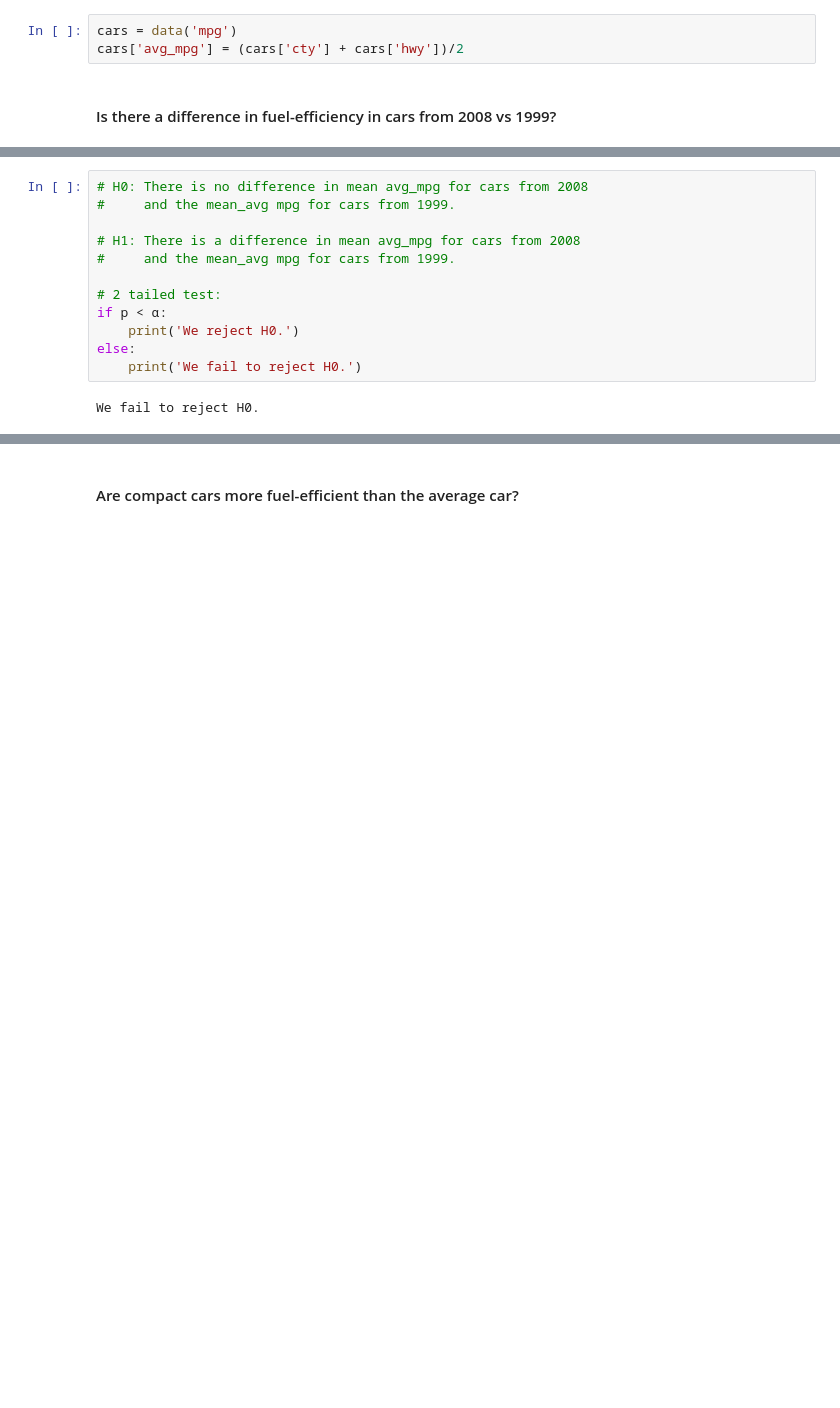
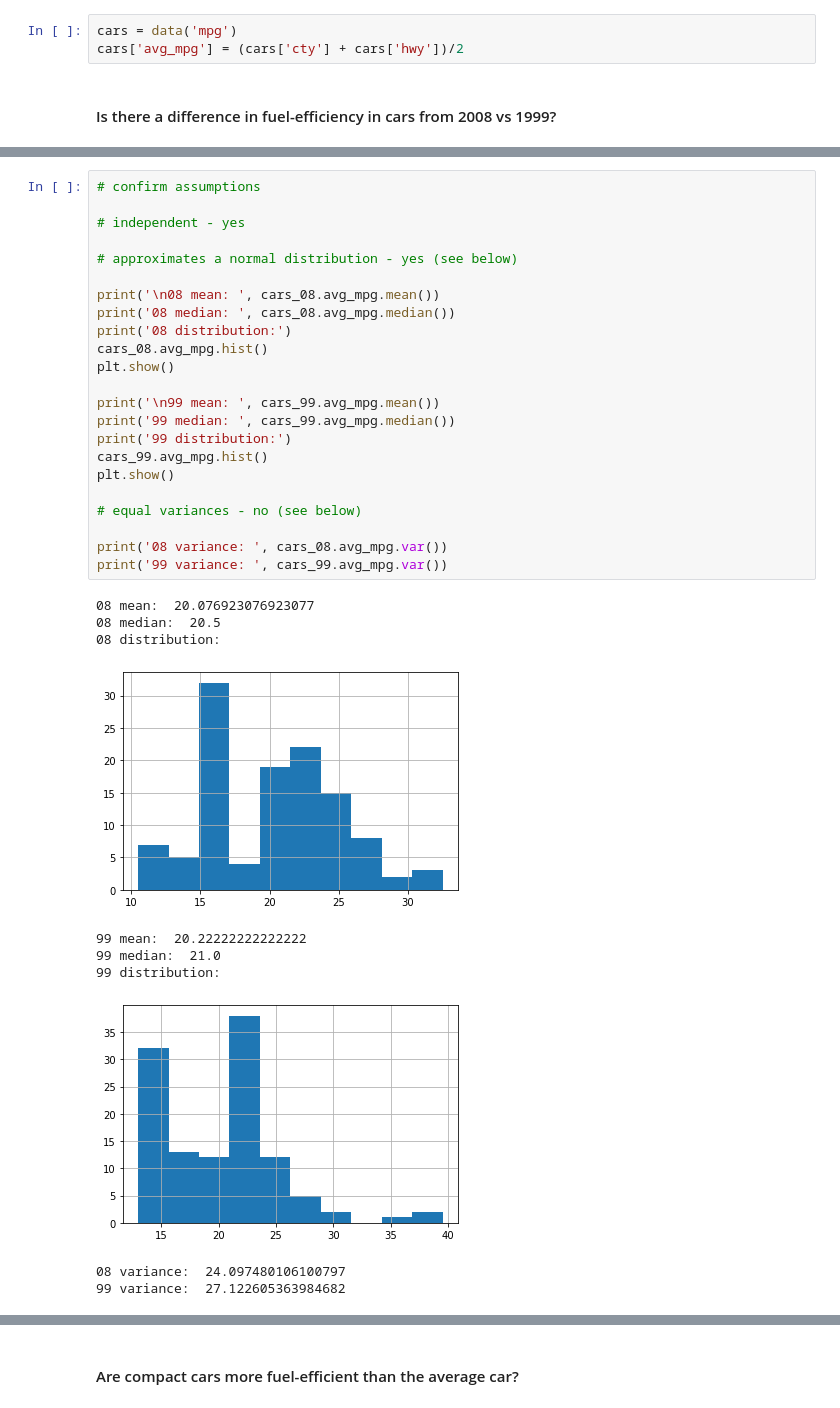
Before and after one commit to bensmith07/statistics-exercises, a Jupyter notebook: hypothesis_testing.ipynb, the cells around one changed output, grey strips where cells are left out. Drawn from its saved outputs; the diff is of its cells as text; blank space fills up the shorter version.

```diff
--- a/hypothesis_testing.ipynb
+++ b/hypothesis_testing.ipynb
@@ -78,14 +93,34 @@ t, p = stats.ttest_ind(cars_08.avg_mpg,
-# %%
-# H0: There is no difference in mean avg_mpg for cars from 2008
-#     and the mean_avg mpg for cars from 1999.
-
-# H1: There is a difference in mean avg_mpg for cars from 2008
-#     and the mean_avg mpg for cars from 1999.
-
-# 2 tailed test:
-if p < α:
-    print('We reject H0.')
-else:
-    print('We fail to reject H0.')
-# %% [output]
-We fail to reject H0.
+# %%
+# confirm assumptions
+
+# independent - yes
+
+# approximates a normal distribution - yes (see below)
+
+print('\n08 mean: ', cars_08.avg_mpg.mean())
+print('08 median: ', cars_08.avg_mpg.median())
+print('08 distribution:')
+cars_08.avg_mpg.hist()
+plt.show()
+
+print('\n99 mean: ', cars_99.avg_mpg.mean())
+print('99 median: ', cars_99.avg_mpg.median())
+print('99 distribution:')
+cars_99.avg_mpg.hist()
+plt.show()
+
+# equal variances - no (see below)
+
+print('08 variance: ', cars_08.avg_mpg.var())
+print('99 variance: ', cars_99.avg_mpg.var())
+# %% [output]
+08 mean:  20.076923076923077
+08 median:  20.5
+08 distribution:
+[figure, added]
+99 mean:  20.22222222222222
+99 median:  21.0
+99 distribution:
+[figure, added]
+08 variance:  24.097480106100797
+99 variance:  27.122605363984682
```
Also changed, not shown: parts of 21 cells of this notebook, 2 other files.
